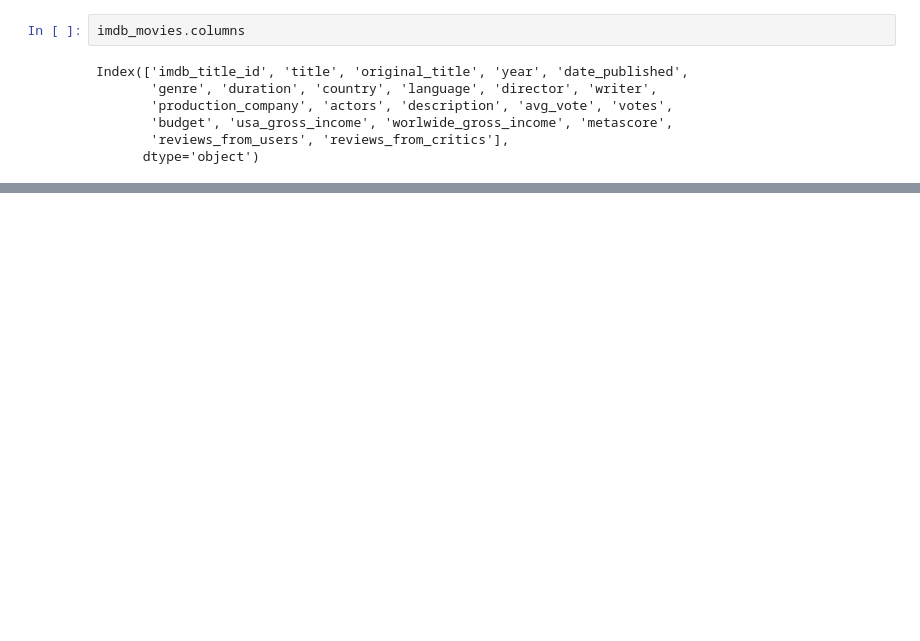
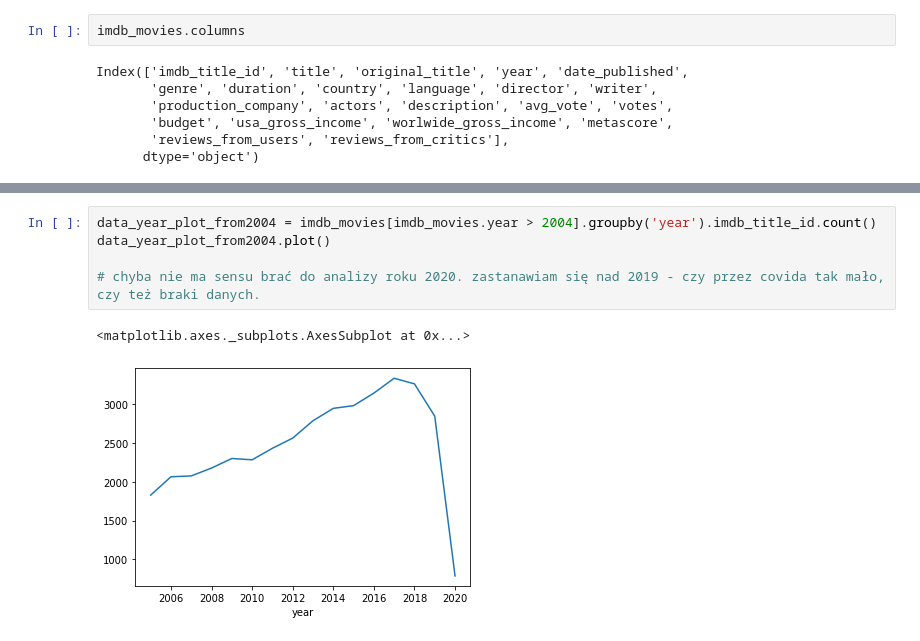
Before and after one commit to KatBotkowska/CodersCrew, a Jupyter notebook: Netflix_data.ipynb, the cells around one changed output, grey strips where cells are left out. Saved outputs shown, nothing was run; the diff lists cells and outputs as text; blank space fills up the shorter version.

```diff
--- a/Netflix_data.ipynb
+++ b/Netflix_data.ipynb
@@ -230,0 +327,8 @@ Index(['imdb_title_id', 'title', 'original_title', 'year', 'date_published',
+# %%
+data_year_plot_from2004 = imdb_movies[imdb_movies.year > 2004].groupby('year').imdb_title_id.count()
+data_year_plot_from2004.plot()
+
+# chyba nie ma sensu brać do analizy roku 2020. zastanawiam się nad 2019 - czy przez covida tak mało, czy też braki danych.
+# %% [output]
+<matplotlib.axes._subplots.AxesSubplot at 0x...>
+[figure, added]
```
Also changed, not shown: parts of 27 cells of this notebook.
